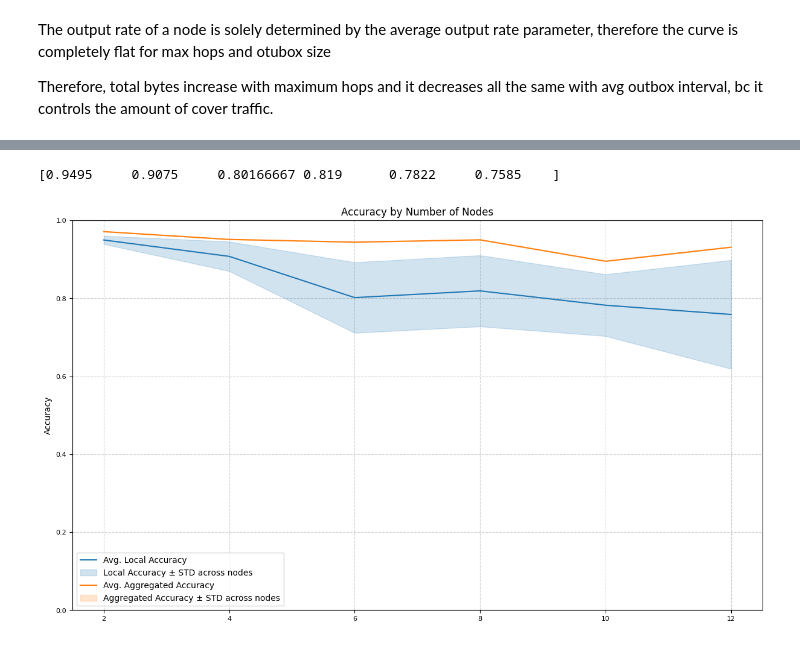
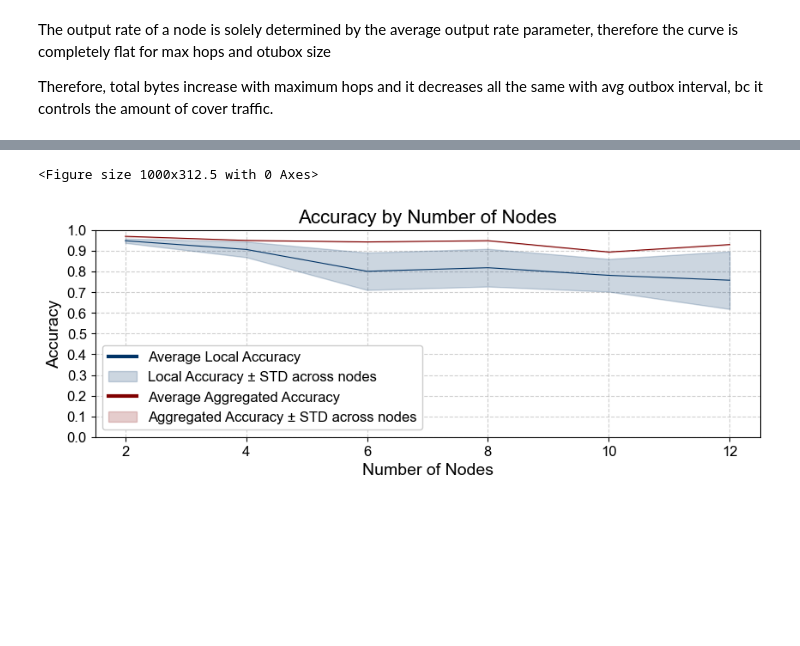
Before and after one commit to Altishofer/DFL_PeerBasedMixing, a Jupyter notebook: experiments/evaluation-plots.ipynb, the cells around one changed output, grey strips where cells are left out. Saved outputs shown, nothing was run; the diff lists cells and outputs as text; code cells hidden in the pictures; blank space fills up the shorter version.

```diff
--- a/experiments/evaluation-plots.ipynb
+++ b/experiments/evaluation-plots.ipynb
@@ -447,47 +518,55 @@ plot_acc('node_0')
 # %%
 plt.figure(figsize=FIGURE_SIZE)
 
 files = get_filenames_in_folder(join(metrics_path, "accuracy"))
+
 dfs = [read_file(f) for f in files]
 
 def get_attr_per_node(df, attr):
     return df[df['field'] == attr].groupby('node').tail(1)['value']
 
 local_mean = np.array([get_attr_per_node(df, 'accuracy').mean() for df in dfs])
 local_std = np.array([get_attr_per_node(df, 'accuracy').std() for df in dfs])
 global_mean = np.array([get_attr_per_node(df, 'aggregated_accuracy').mean() for df in dfs])
 global_std = np.array([get_attr_per_node(df, 'aggregated_accuracy').std() for df in dfs])
 
-print(local_mean)
+fig, ax = plt.subplots(figsize=FIGURE_SIZE)
 
-plt.plot(nr_nodes, local_mean, color="tab:blue", label="Avg. Local Accuracy")
-plt.fill_between(
+ax.plot(nr_nodes, local_mean, color=dark_blue, label="Average Local Accuracy", linewidth=0.8)
+ax.fill_between(
     nr_nodes,
     local_mean - local_std,
     local_mean + local_std,
-    color="tab:blue",
+    color=dark_blue,
     alpha=0.2,
     label="Local Accuracy ± STD across nodes"
 )
-
-plt.plot(nr_nodes, global_mean, color="tab:orange", label="Avg. Aggregated Accuracy")
-plt.fill_between(
+ax.plot(nr_nodes, global_mean, color=wine_red, label="Average Aggregated Accuracy", linewidth=0.8)
+ax.fill_between(
     nr_nodes,
     global_mean - global_std,
     global_mean + global_std,
-    color="tab:orange",
+    color=wine_red,
     alpha=0.2,
     label="Aggregated Accuracy ± STD across nodes"
 )
 
-plt.ylim(0, 1)
-plt.tight_layout()
-plt.ylabel("Accuracy")
-plt.title("Accuracy by Number of Nodes")
-plt.legend()
-plt.grid(**GRID_STYLE)
-plt.savefig(join(figure_path, "accuracy_by_nodes.png"))
+ax.set_ylim(0, 1)
+ax.set_yticks(np.arange(0, 1.1, 0.1))
+ax.set_ylabel("Accuracy", fontsize=14)
+ax.set_xlabel("Number of Nodes", fontsize=14)
+ax.set_title("Accuracy by Number of Nodes", fontsize=16)
+
+ax.grid(True, linestyle='--', alpha=0.6)
+
+legend = ax.legend(fontsize=12, loc="lower left", edgecolor=None)
+legend.get_frame().set_alpha(None)
+legend.get_frame().set_facecolor((1, 1, 1, 1))
+for line in legend.get_lines():
+    line.set_linewidth(3.0)
+
+plt.savefig(join(figure_path, "accuracy_by_nodes.pdf"), bbox_inches="tight", dpi=600)
 plt.show()
 # %% [output]
-[0.9495     0.9075     0.80166667 0.819      0.7822     0.7585    ]
+<Figure size 1000x312.5 with 0 Axes>
-[figure, old version]
+[figure, new version]
```
Also changed, not shown: parts of 11 cells of this notebook, 29 other files.
